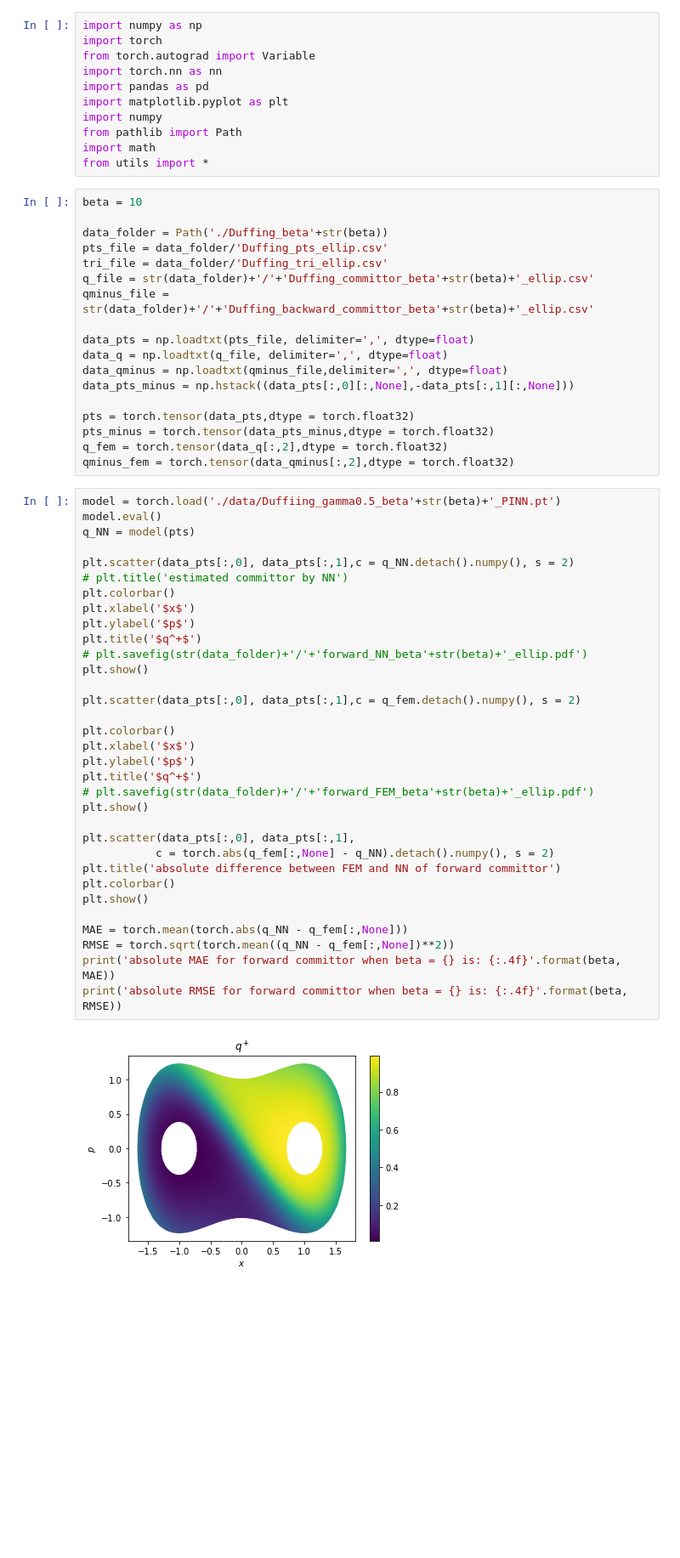
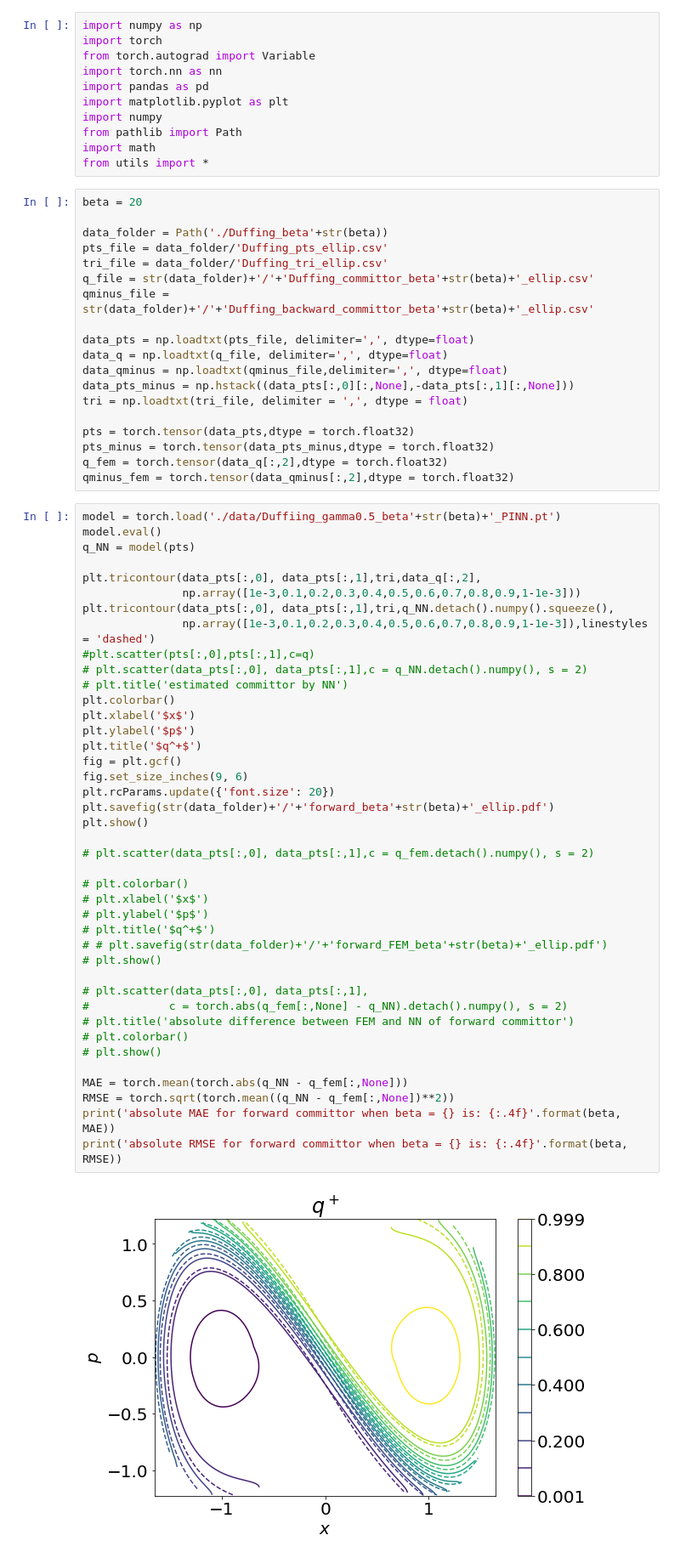
Before and after one commit to margotyjx/Optimal_control, a Jupyter notebook: Duffing/evaluation_PINN.ipynb, the cells around one changed output. Shown: that part at 85% size. Cells and saved outputs as stored; diff of their text form; blank space fills up the shorter version.

```diff
--- a/Duffing/evaluation_PINN.ipynb
+++ b/Duffing/evaluation_PINN.ipynb
@@ -10,7 +10,7 @@ from pathlib import Path
 import math
 from utils import *
 # %%
-beta = 10
+beta = 20
 
 data_folder = Path('./Duffing_beta'+str(beta))
 pts_file = data_folder/'Duffing_pts_ellip.csv'
@@ -22,6 +22,7 @@ data_pts = np.loadtxt(pts_file, delimiter=',', dtype=float)
 data_q = np.loadtxt(q_file, delimiter=',', dtype=float)
 data_qminus = np.loadtxt(qminus_file,delimiter=',', dtype=float)
 data_pts_minus = np.hstack((data_pts[:,0][:,None],-data_pts[:,1][:,None]))
+tri = np.loadtxt(tri_file, delimiter = ',', dtype = float)
 
 pts = torch.tensor(data_pts,dtype = torch.float32)
 pts_minus = torch.tensor(data_pts_minus,dtype = torch.float32)
@@ -30,35 +31,43 @@ qminus_fem = torch.tensor(data_qminus[:,2],dtype = torch.float32)
 # %%
 model = torch.load('./data/Duffiing_gamma0.5_beta'+str(beta)+'_PINN.pt')
 model.eval()
 q_NN = model(pts)
 
-plt.scatter(data_pts[:,0], data_pts[:,1],c = q_NN.detach().numpy(), s = 2)
+plt.tricontour(data_pts[:,0], data_pts[:,1],tri,data_q[:,2],
+               np.array([1e-3,0.1,0.2,0.3,0.4,0.5,0.6,0.7,0.8,0.9,1-1e-3]))
+plt.tricontour(data_pts[:,0], data_pts[:,1],tri,q_NN.detach().numpy().squeeze(),
+               np.array([1e-3,0.1,0.2,0.3,0.4,0.5,0.6,0.7,0.8,0.9,1-1e-3]),linestyles = 'dashed')
+#plt.scatter(pts[:,0],pts[:,1],c=q)
+# plt.scatter(data_pts[:,0], data_pts[:,1],c = q_NN.detach().numpy(), s = 2)
 # plt.title('estimated committor by NN')
 plt.colorbar()
 plt.xlabel('$x$')
 plt.ylabel('$p$')
 plt.title('$q^+$')
-# plt.savefig(str(data_folder)+'/'+'forward_NN_beta'+str(beta)+'_ellip.pdf')
+fig = plt.gcf()
+fig.set_size_inches(9, 6)
+plt.rcParams.update({'font.size': 20})
+plt.savefig(str(data_folder)+'/'+'forward_beta'+str(beta)+'_ellip.pdf')
 plt.show()
 
-plt.scatter(data_pts[:,0], data_pts[:,1],c = q_fem.detach().numpy(), s = 2)
+# plt.scatter(data_pts[:,0], data_pts[:,1],c = q_fem.detach().numpy(), s = 2)
 
-plt.colorbar()
-plt.xlabel('$x$')
-plt.ylabel('$p$')
-plt.title('$q^+$')
-# plt.savefig(str(data_folder)+'/'+'forward_FEM_beta'+str(beta)+'_ellip.pdf')
-plt.show()
+# plt.colorbar()
+# plt.xlabel('$x$')
+# plt.ylabel('$p$')
+# plt.title('$q^+$')
+# # plt.savefig(str(data_folder)+'/'+'forward_FEM_beta'+str(beta)+'_ellip.pdf')
+# plt.show()
 
-plt.scatter(data_pts[:,0], data_pts[:,1],
-           c = torch.abs(q_fem[:,None] - q_NN).detach().numpy(), s = 2)
-plt.title('absolute difference between FEM and NN of forward committor')
-plt.colorbar()
-plt.show()
+# plt.scatter(data_pts[:,0], data_pts[:,1],
+#            c = torch.abs(q_fem[:,None] - q_NN).detach().numpy(), s = 2)
+# plt.title('absolute difference between FEM and NN of forward committor')
+# plt.colorbar()
+# plt.show()
 
 MAE = torch.mean(torch.abs(q_NN - q_fem[:,None]))
 RMSE = torch.sqrt(torch.mean((q_NN - q_fem[:,None])**2))
 print('absolute MAE for forward committor when beta = {} is: {:.4f}'.format(beta, MAE))
 print('absolute RMSE for forward committor when beta = {} is: {:.4f}'.format(beta, RMSE))
 # %% [output]
-[figure, old version]
+[figure, new version]
```
Also changed, not shown: parts of 5 cells of this notebook.
